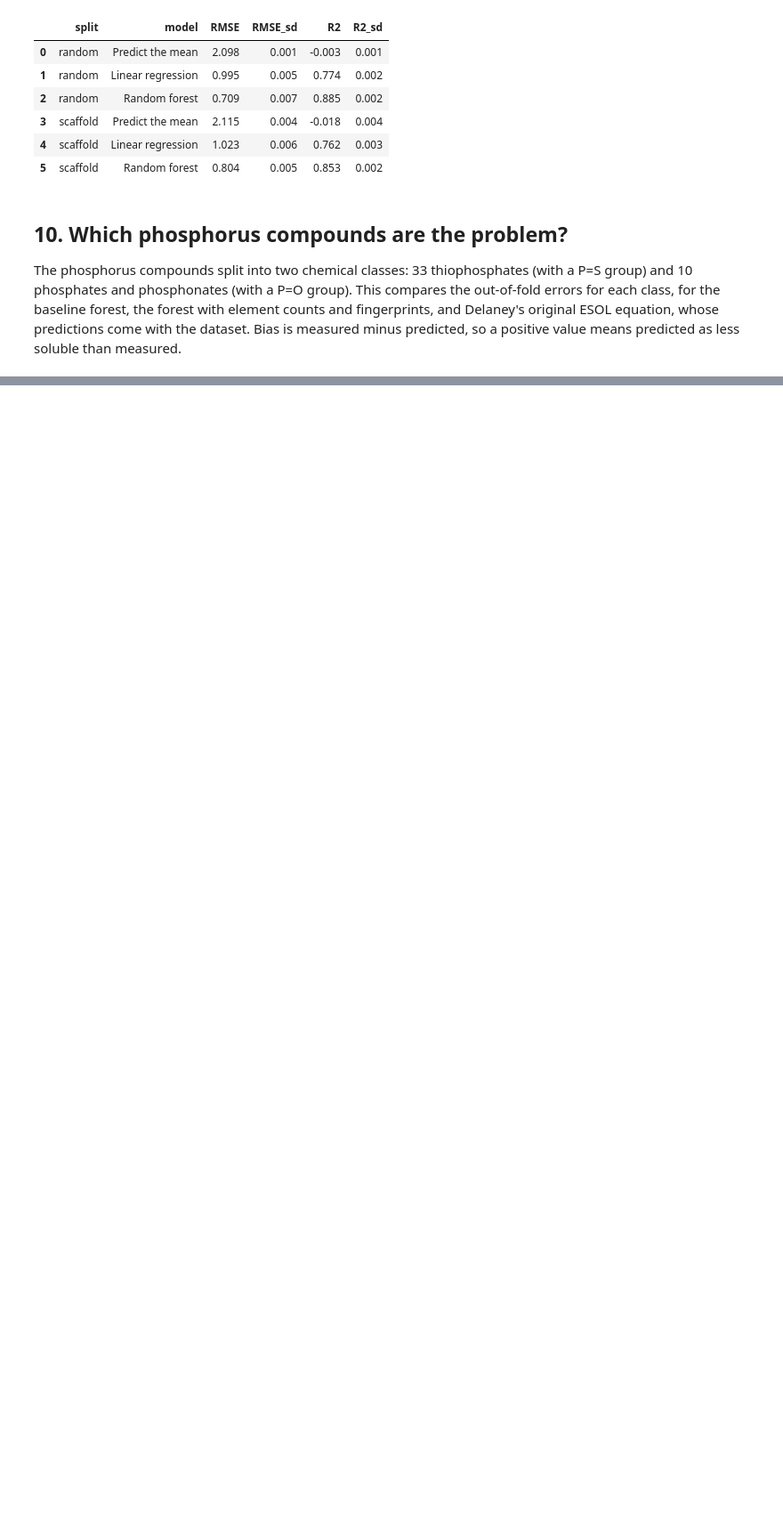
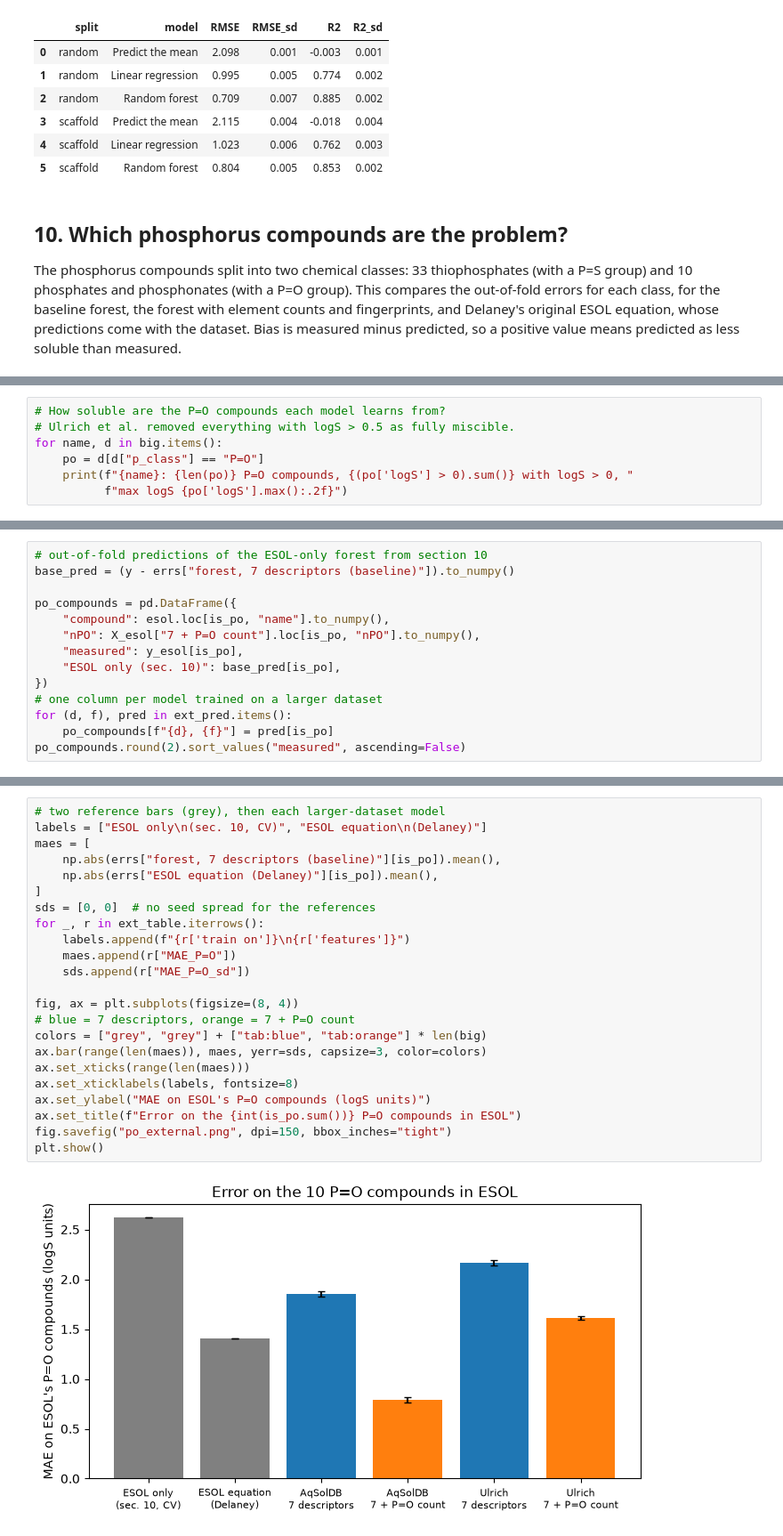
Before and after one commit to Ash679-ux/chem-ml-solubility, a Jupyter notebook: molecules.ipynb, the cells around one changed output, grey strips where cells are left out. Shown at 89% size. Cells and saved outputs as stored; diff of their text form; blank space fills up the shorter version.

Commit message:
Test the P=O explanation on AqSolDB and Ulrich et al. data

```diff
--- a/molecules.ipynb
+++ b/molecules.ipynb
@@ -568,0 +762,7 @@ p_table.round(2)
+# %%
+# How soluble are the P=O compounds each model learns from?
+# Ulrich et al. removed everything with logS > 0.5 as fully miscible.
+for name, d in big.items():
+    po = d[d["p_class"] == "P=O"]
+    print(f"{name}: {len(po)} P=O compounds, {(po['logS'] > 0).sum()} with logS > 0, "
+          f"max logS {po['logS'].max():.2f}")
@@ -568,0 +855,14 @@ p_table.round(2)
+# %%
+# out-of-fold predictions of the ESOL-only forest from section 10
+base_pred = (y - errs["forest, 7 descriptors (baseline)"]).to_numpy()
+
+po_compounds = pd.DataFrame({
+    "compound": esol.loc[is_po, "name"].to_numpy(),
+    "nPO": X_esol["7 + P=O count"].loc[is_po, "nPO"].to_numpy(),
+    "measured": y_esol[is_po],
+    "ESOL only (sec. 10)": base_pred[is_po],
+})
+# one column per model trained on a larger dataset
+for (d, f), pred in ext_pred.items():
+    po_compounds[f"{d}, {f}"] = pred[is_po]
+po_compounds.round(2).sort_values("measured", ascending=False)
@@ -568,0 +885,25 @@ p_table.round(2)
+# %%
+# two reference bars (grey), then each larger-dataset model
+labels = ["ESOL only\n(sec. 10, CV)", "ESOL equation\n(Delaney)"]
+maes = [
+    np.abs(errs["forest, 7 descriptors (baseline)"][is_po]).mean(),
+    np.abs(errs["ESOL equation (Delaney)"][is_po]).mean(),
+]
+sds = [0, 0]  # no seed spread for the references
+for _, r in ext_table.iterrows():
+    labels.append(f"{r['train on']}\n{r['features']}")
+    maes.append(r["MAE_P=O"])
+    sds.append(r["MAE_P=O_sd"])
+
+fig, ax = plt.subplots(figsize=(8, 4))
+# blue = 7 descriptors, orange = 7 + P=O count
+colors = ["grey", "grey"] + ["tab:blue", "tab:orange"] * len(big)
+ax.bar(range(len(maes)), maes, yerr=sds, capsize=3, color=colors)
+ax.set_xticks(range(len(maes)))
+ax.set_xticklabels(labels, fontsize=8)
+ax.set_ylabel("MAE on ESOL's P=O compounds (logS units)")
+ax.set_title(f"Error on the {int(is_po.sum())} P=O compounds in ESOL")
+fig.savefig("po_external.png", dpi=150, bbox_inches="tight")
+plt.show()
+# %% [output]
+[figure, added]
```
Also changed, not shown: parts of 38 cells of this notebook, 6 other files.
